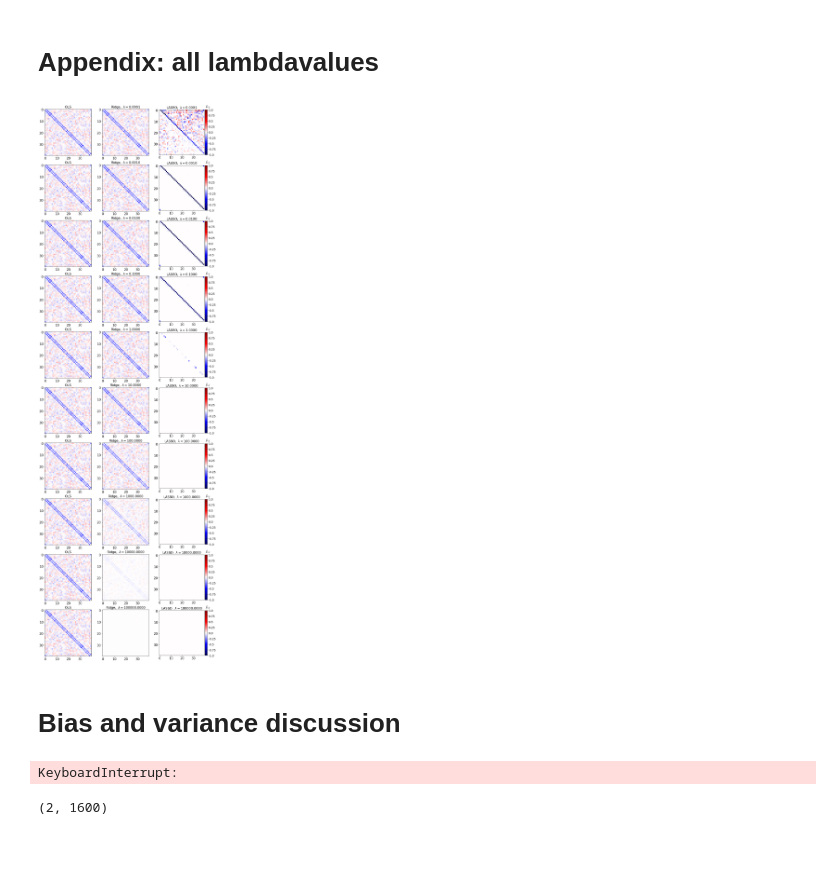
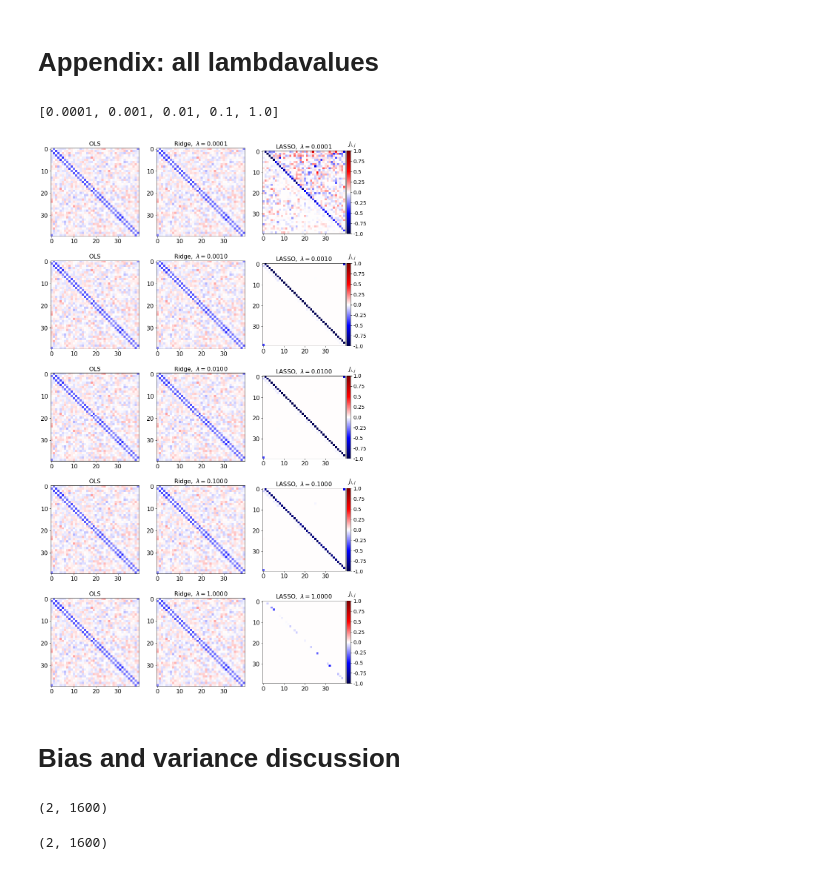
Before and after one commit to hannasv/project2, a Jupyter notebook: Project2_a_b.ipynb, the cells around one changed output. Cells and saved outputs as stored; diff of their text form; code cells hidden in the pictures.

```diff
--- a/Project2_a_b.ipynb
+++ b/Project2_a_b.ipynb
@@ -95,7 +94,7 @@ param_grid = {
 
 # Choosing the same splitsize as the notebook in order to compare.
 results, z_pred_best, coeffs = model_comparison(
-    models, param_grid, X_train, Y_train, split_size=0.33333333
+    models, param_grid, X, Y, split_size=0.33333333
     )
 # %% [output]
 Testing model: ols
@@ -210,54 +209,66 @@ fig.savefig("./results/figures/best_lambdas_one_dim.png", bbox_inches = "tight")
 [figure]
 # %% [markdown]
 # Appendix: all lambdavalues
+# %%
+lmbda[:5]
+# %% [output]
+[0.0001, 0.001, 0.01, 0.1, 1.0]
 # %%
 cmap_args=dict(vmin=-1., vmax=1., cmap='seismic')
 counter = 0
 
-fig, axarr = plt.subplots(nrows=len(lmbda), ncols=3, figsize = (6,50))
+fig, axarr = plt.subplots(nrows=len(lmbda[:5]), ncols=3, figsize = (6,27))
 rownr = 0
+
+lmbda = lmbda[:5]
+
 for lmd in lmbda:
 
     J_ols = coeffs["ols"][0][0].reshape((40,40))
     J_ridge = np.array(coeffs["ridge"][0][counter]).reshape((40,40))
     J_lasso = coeffs["lasso"][0][counter].reshape((40,40))
 
     counter += 1
 
     axarr[rownr, 0].imshow(J_ols,**cmap_args)
     axarr[rownr, 0].set_title('$\\mathrm{OLS}$',fontsize=16)
     axarr[rownr, 0].tick_params(labelsize=16)
 
     axarr[rownr,1].imshow(J_ridge,**cmap_args)
     axarr[rownr,1].set_title('$\\mathrm{Ridge}, \ \\lambda= %.4f$' %(lmd),fontsize=16) # %(lmbda)
     axarr[rownr,1].tick_params(labelsize=16)
 
     im=axarr[rownr,2].imshow(J_lasso,**cmap_args)
     axarr[rownr,2].set_title('$\\mathrm{LASSO},\ \\lambda=%.4f $' %(lmd) ,fontsize=16) #%(lmbda)
     axarr[rownr,2].tick_params(labelsize=16)
 
     divider = make_axes_locatable(axarr[rownr,2])
     cax = divider.append_axes("right", size="5%", pad=0.05)
     cbar=fig.colorbar(im, cax=cax)
 
     cbar.ax.set_yticklabels(np.arange(-1.0, 1.0+0.25, 0.25),fontsize=14)
     cbar.set_label('$J_{i,j}$',labelpad=-40, y=1.12,fontsize=16,rotation=0)
     fig.subplots_adjust(right=2.0)
     rownr+=1
 
 fig.savefig("./results/figures/all_lambdas_one_dim.png", bbox_inches = "tight")
 # %% [output]
-[figure, old version]
+[figure, new version]
 # %% [markdown]
 # Bias and variance discussion
 # %%
 # Experimental setup
 models = {
     "ols": algorithms.OLS,
+    "ridge": algorithms.Ridge,
+    "lasso": algorithms.Lasso,
 }
 
 lmd = {
     'ols': [0],
+    'lasso': [0.001],
+    'ridge':[0.001]
+
 }
 nboots = 100
 
@@ -265,7 +276,7 @@ z_test, z_pred_test, bias, var, beta, mse_test, mse_train, ci_beta = resample(mo
 
 ci_beta.shape
 # %% [output]
-KeyboardInterrupt:
+(2, 1600)
 # %%
 ci_beta.shape # Muligens ikke så mys vits med konfidenseintervall av disse dimensjoner.
 # %% [output]
```
Also changed, not shown: parts of 7 cells of this notebook, 4 other files.
